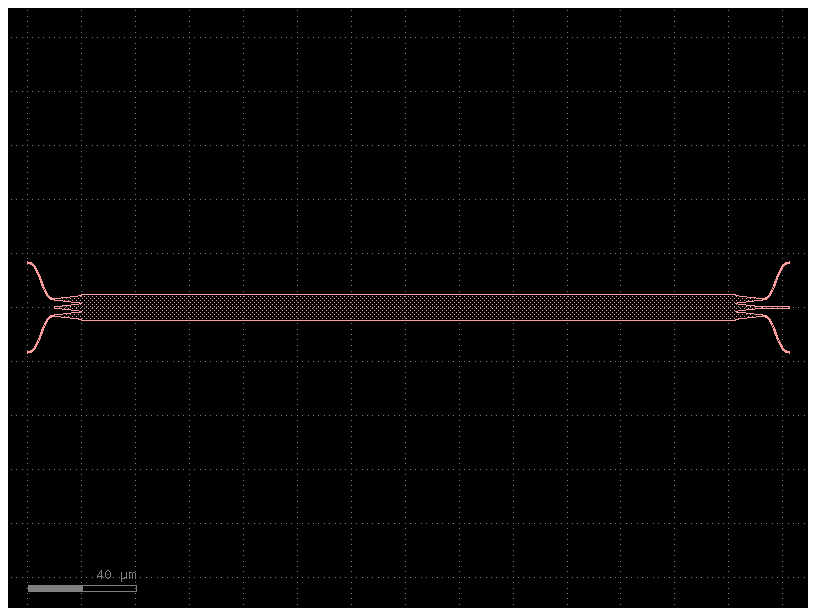
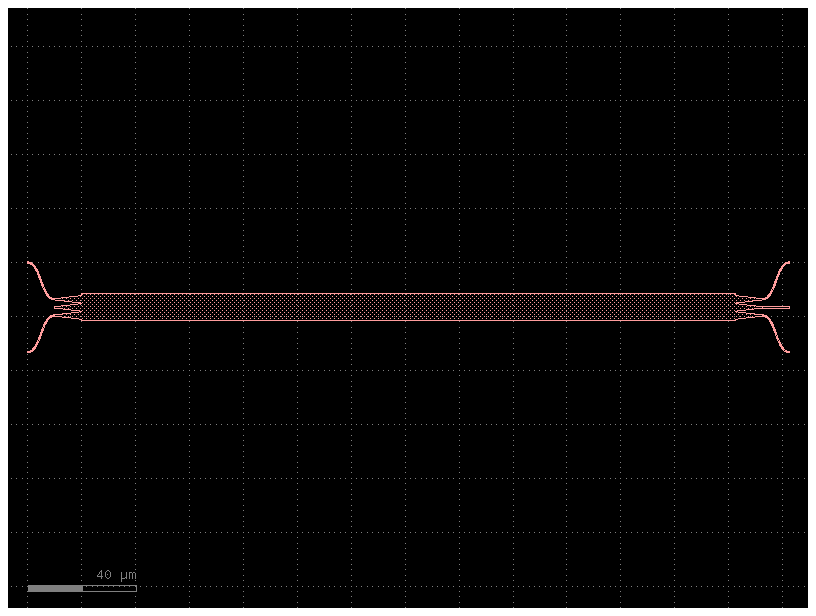
The notebook cell's code change between the first figure and the second:
--- before
+++ after
@@ -2,4 +2,4 @@
 test = cells.mmi_3x3_test()
 test.plot()
-
+test.show()
     

Commit: comentarios y estructura añadidos